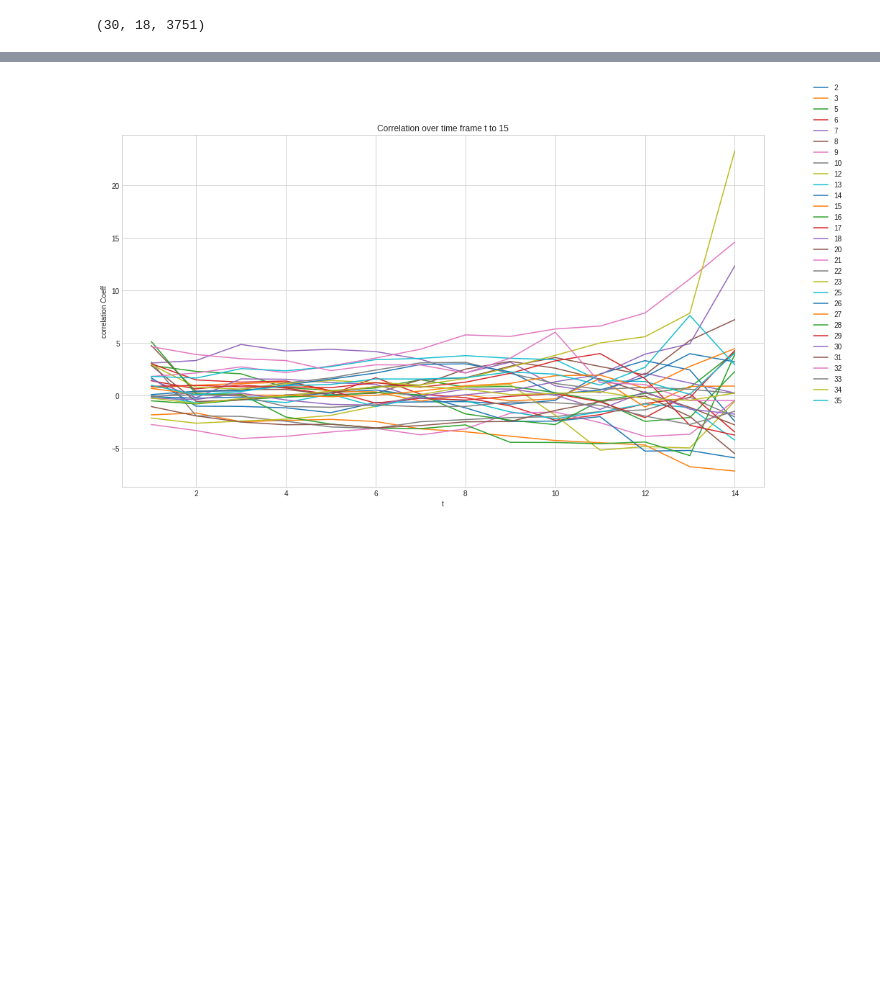
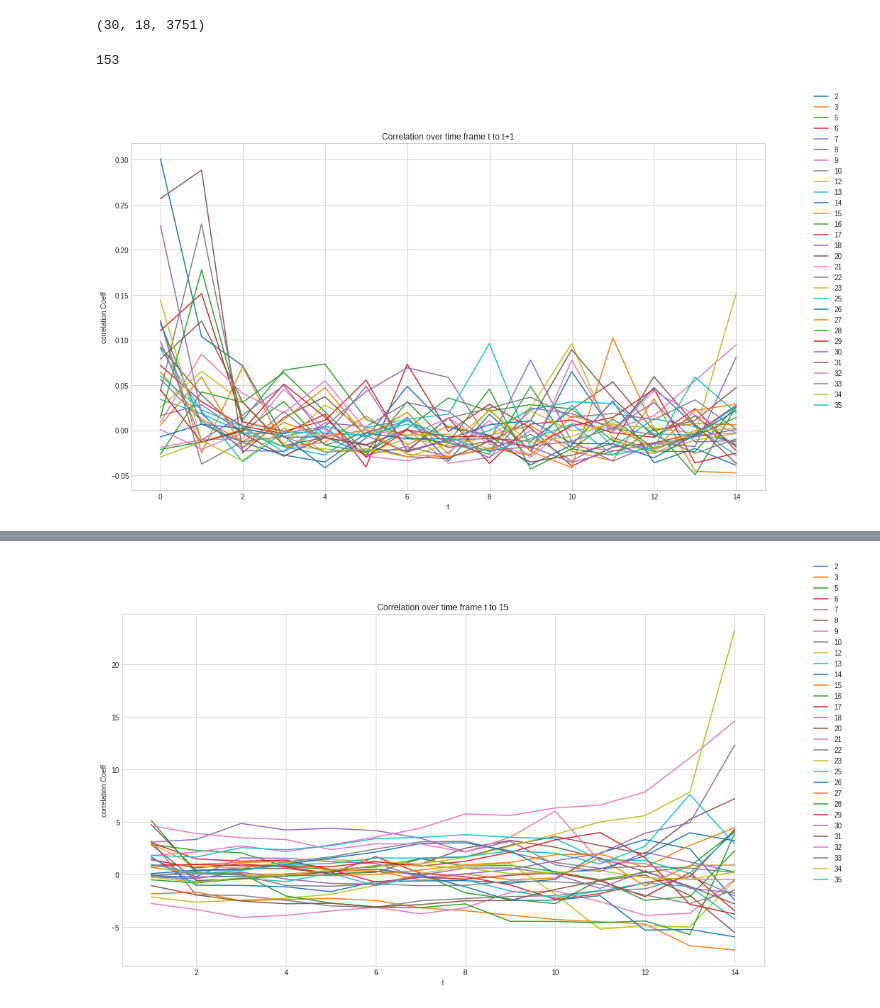
Before and after one commit to akraradets/2021JanHCI, a Jupyter notebook: 3-preprocess/5.Hypothesis3.ipynb, the cells around one changed output, grey strips where cells are left out. Cells and saved outputs as stored; diff of their text form; code cells hidden in the pictures; blank space fills up the shorter version.

```diff
--- a/3-preprocess/5.Hypothesis3.ipynb
+++ b/3-preprocess/5.Hypothesis3.ipynb
@@ -164,8 +169,49 @@ print(X.shape)
 # %% [output]
 (30, 18, 3751)
 # %%
-import pickle
-with open(f'data_break/X.pickle', 'wb') as handle:
-    pickle.dump(X, handle, protocol=pickle.HIGHEST_PROTOCOL)
-with open(f'data_break/y.pickle', 'wb') as handle:
-    pickle.dump(y, handle, protocol=pickle.HIGHEST_PROTOCOL)
+# import pickle
+# with open(f'data_break/X.pickle', 'wb') as handle:
+#     pickle.dump(X, handle, protocol=pickle.HIGHEST_PROTOCOL)
+# with open(f'data_break/y.pickle', 'wb') as handle:
+#     pickle.dump(y, handle, protocol=pickle.HIGHEST_PROTOCOL)
+# %%
+import pickle
+with open(f'data_break/X.pickle', 'rb') as handle:
+    X = pickle.load(handle)
+with open(f'data_break/y.pickle', 'rb') as handle:
+    y = pickle.load(handle)
+# %%
+len(list(combinations(list(range(18)),2)))
+# %% [output]
+153
+# %%
+df = pd.DataFrame()
+# %%
+times = [14,13,12,11,10,9,8,7,6,5,4,3,2,1,0]
+fig,ax = plt.subplots(figsize=(16,9))
+for index in range(len(y)):
+    corr_list = []
+    data = X[index]
+    # print(y[27])
+    for t in times:
+        corr_sum = 0
+        count = 0
+        for i,j in combinations(list(range(18)),2):
+            # print(i,j)
+            # print(data.shape)
+            corr = np.corrcoef(data[i][250*t:250*(t+1)],data[j][250*t:250*(t+1)])
+            # print(corr[0][1])
+            corr_sum += corr[0][1]
+            count+=1
+        # print(t, corr_sum)
+        corr_list.append(corr_sum/153)
+    df[f"{y[index]}"] = corr_list
+    ax.plot(times,corr_list,label=y[index])
+
+fig.legend()
+ax.set_title('Correlation over time frame t to t+1')
+ax.set_xlabel('t')
+ax.set_ylabel('correlation Coeff')
+plt.show()
+# %% [output]
+[figure, added]
```
Also changed, not shown: parts of 5 cells of this notebook.
